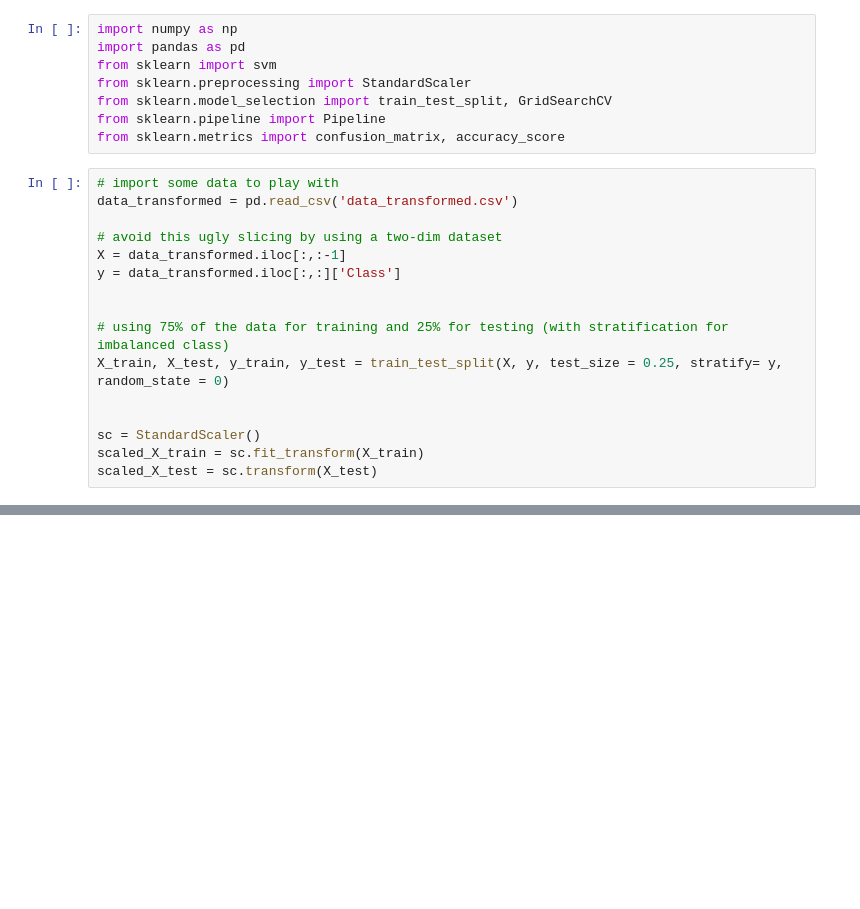
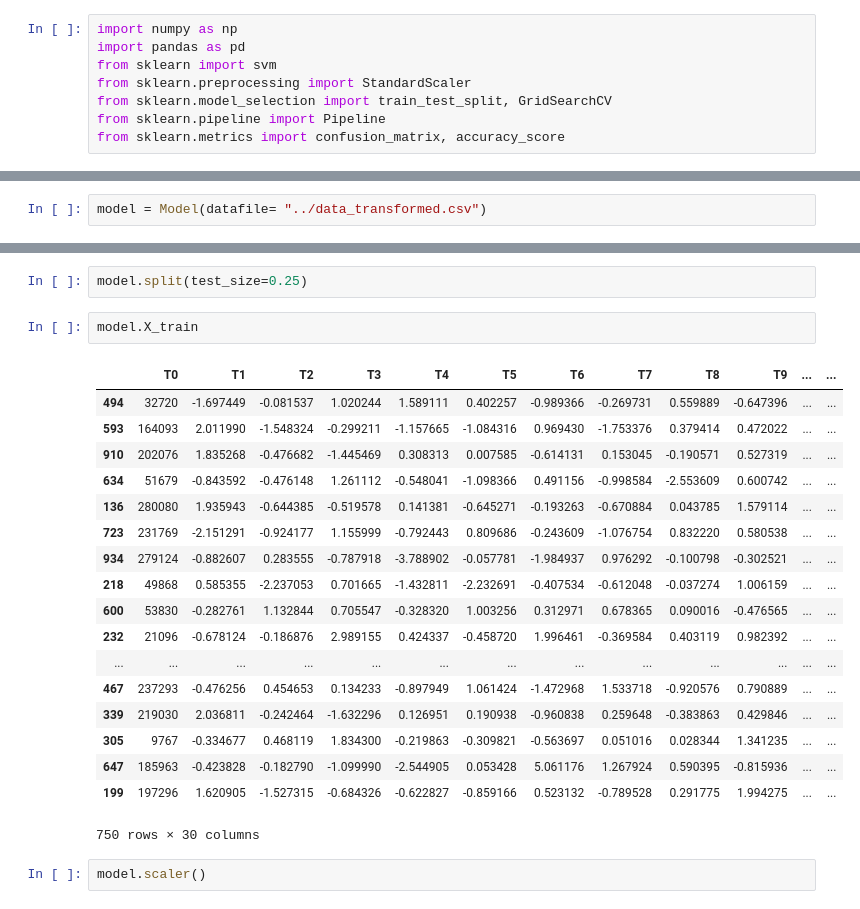
Before and after one commit to EverestBootCamp/ImbalanceClassTest, a Jupyter notebook: SVM_trainclass/T103.ipynb, the cells around one changed output, grey strips where cells are left out. Cells and saved outputs as stored; diff of their text form; blank space fills up the shorter version.

Commit message:
Zohaib has changed functions into class for SVM training

```diff
--- a/SVM_trainclass/T103.ipynb
+++ b/SVM_trainclass/T103.ipynb
@@ -6,20 +6,4 @@ from sklearn.preprocessing import StandardScaler
 from sklearn.model_selection import train_test_split, GridSearchCV
 from sklearn.pipeline import Pipeline
 from sklearn.metrics import confusion_matrix, accuracy_score
-# %%
-# import some data to play with
-data_transformed = pd.read_csv('data_transformed.csv')
-
-# avoid this ugly slicing by using a two-dim dataset
-X = data_transformed.iloc[:,:-1]
-y = data_transformed.iloc[:,:]['Class']
-
-
-# using 75% of the data for training and 25% for testing (with stratification for imbalanced class)
-X_train, X_test, y_train, y_test = train_test_split(X, y, test_size = 0.25, stratify= y, random_state = 0)
-
-
-sc = StandardScaler()
-scaled_X_train = sc.fit_transform(X_train)
-scaled_X_test = sc.transform(X_test)
 # %%
@@ -47,0 +68,2 @@ def SVM(scaled_X_train,scaled_X_test,y_train,kernel_type, hyper_parameter={}):
+# %%
+model = Model(datafile= "../data_transformed.csv")
@@ -47,0 +80,25 @@ def SVM(scaled_X_train,scaled_X_test,y_train,kernel_type, hyper_parameter={}):
+# %%
+model.split(test_size=0.25)
+# %%
+model.X_train
+# %% [output]
+|  | T0 | T1 | T2 | T3 | T4 | T5 | T6 | T7 | T8 | T9 | ... | ... |
+| 494 | 32720 | -1.697449 | -0.081537 | 1.020244 | 1.589111 | 0.402257 | -0.989366 | -0.269731 | 0.559889 | -0.647396 | ... | ... |
+| 593 | 164093 | 2.011990 | -1.548324 | -0.299211 | -1.157665 | -1.084316 | 0.969430 | -1.753376 | 0.379414 | 0.472022 | ... | ... |
+| 910 | 202076 | 1.835268 | -0.476682 | -1.445469 | 0.308313 | 0.007585 | -0.614131 | 0.153045 | -0.190571 | 0.527319 | ... | ... |
+| 634 | 51679 | -0.843592 | -0.476148 | 1.261112 | -0.548041 | -1.098366 | 0.491156 | -0.998584 | -2.553609 | 0.600742 | ... | ... |
+| 136 | 280080 | 1.935943 | -0.644385 | -0.519578 | 0.141381 | -0.645271 | -0.193263 | -0.670884 | 0.043785 | 1.579114 | ... | ... |
+| 723 | 231769 | -2.151291 | -0.924177 | 1.155999 | -0.792443 | 0.809686 | -0.243609 | -1.076754 | 0.832220 | 0.580538 | ... | ... |
+| 934 | 279124 | -0.882607 | 0.283555 | -0.787918 | -3.788902 | -0.057781 | -1.984937 | 0.976292 | -0.100798 | -0.302521 | ... | ... |
+| 218 | 49868 | 0.585355 | -2.237053 | 0.701665 | -1.432811 | -2.232691 | -0.407534 | -0.612048 | -0.037274 | 1.006159 | ... | ... |
+| 600 | 53830 | -0.282761 | 1.132844 | 0.705547 | -0.328320 | 1.003256 | 0.312971 | 0.678365 | 0.090016 | -0.476565 | ... | ... |
+| 232 | 21096 | -0.678124 | -0.186876 | 2.989155 | 0.424337 | -0.458720 | 1.996461 | -0.369584 | 0.403119 | 0.982392 | ... | ... |
+| ... | ... | ... | ... | ... | ... | ... | ... | ... | ... | ... | ... | ... |
+| 467 | 237293 | -0.476256 | 0.454653 | 0.134233 | -0.897949 | 1.061424 | -1.472968 | 1.533718 | -0.920576 | 0.790889 | ... | ... |
+| 339 | 219030 | 2.036811 | -0.242464 | -1.632296 | 0.126951 | 0.190938 | -0.960838 | 0.259648 | -0.383863 | 0.429846 | ... | ... |
+| 305 | 9767 | -0.334677 | 0.468119 | 1.834300 | -0.219863 | -0.309821 | -0.563697 | 0.051016 | 0.028344 | 1.341235 | ... | ... |
+| 647 | 185963 | -0.423828 | -0.182790 | -1.099990 | -2.544905 | 0.053428 | 5.061176 | 1.267924 | 0.590395 | -0.815936 | ... | ... |
+| 199 | 197296 | 1.620905 | -1.527315 | -0.684326 | -0.622827 | -0.859166 | 0.523132 | -0.789528 | 0.291775 | 1.994275 | ... | ... |
+750 rows × 30 columns
+# %%
+model.scaler()
```
Also changed, not shown: parts of 9 cells of this notebook.
